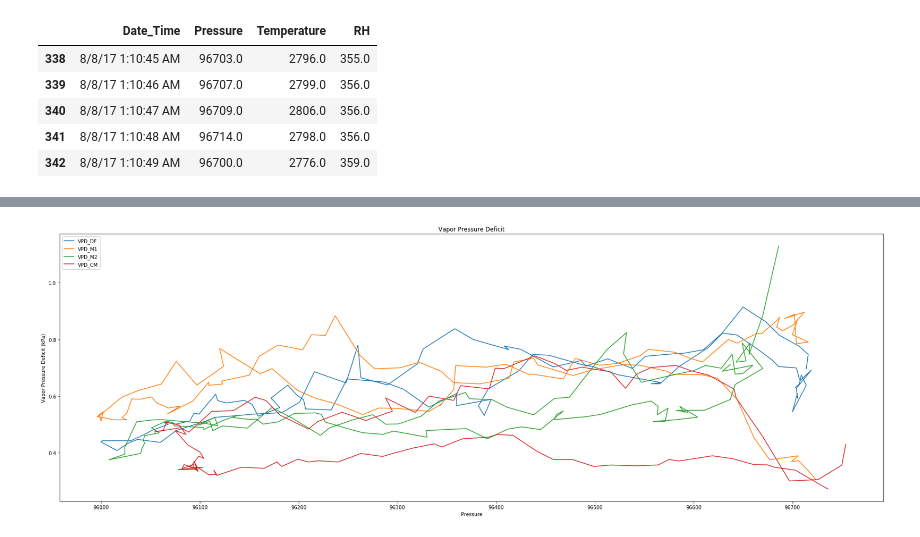
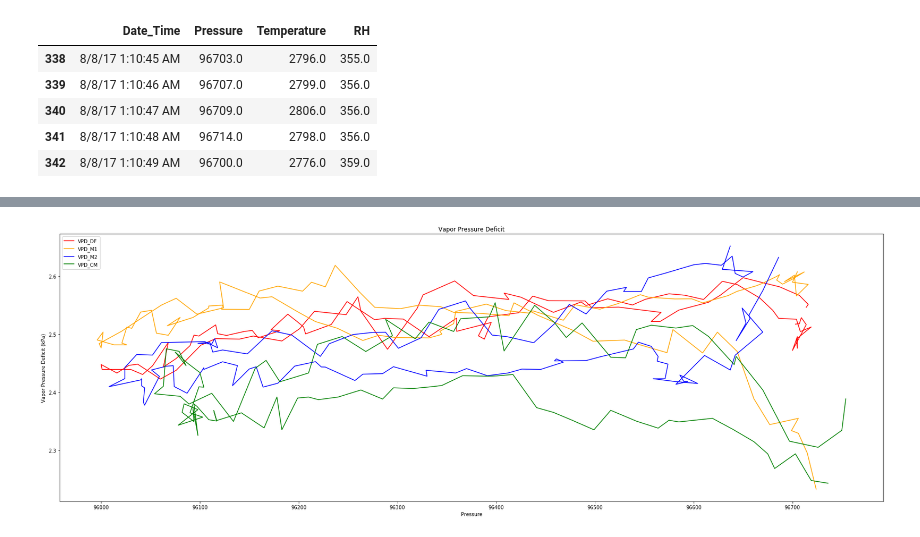
Before and after one commit to katelynayu/WSSS, a Jupyter notebook: VPD drone.ipynb, the cells around one changed output, grey strips where cells are left out. Saved outputs shown, nothing was run; the diff lists cells and outputs as text; code cells hidden in the pictures.

```diff
--- a/VPD drone.ipynb
+++ b/VPD drone.ipynb
@@ -34,7 +34,7 @@ DF.head()
 | 342 | 8/8/17 1:10:49 AM | 96700.0 | 2776.0 | 359.0 |
 # %%
 def ten(x):
-    return x / 10
+    return (x / 100 + 273.15)
 def thousand(x):
     return x / 1000
 
@@ -172,17 +172,19 @@ See the caveats in the documentation: http://pandas.pydata.org/pandas-docs/stabl
 # %%
 def legend(title, xaxis, yaxis):
     plt.title(title)
     plt.xlabel(xaxis)
     plt.ylabel(yaxis)
     ax = plt.gca()
     legend = ax.legend(loc='upper left')
 
+#plotting VPD against pressure (altitude), very messy
+#Main problem: Values for each flight do not align with each other
 plt.figure(figsize = (30,10))
-plt.plot(DF['Pressure'], DF['VPD_DF'])
-plt.plot(M1['Pressure'], M1['VPD_M1'])
-plt.plot(M2['Pressure'], M2['VPD_M2'])
-plt.plot(CM['Pressure'], CM['VPD_CM'])
+plt.plot(DF['Pressure'], DF['VPD_DF'], color= 'r')
+plt.plot(M1['Pressure'], M1['VPD_M1'], color= 'orange')
+plt.plot(M2['Pressure'], M2['VPD_M2'], color = 'b')
+plt.plot(CM['Pressure'], CM['VPD_CM'], color = 'g')
 legend('Vapor Pressure Deficit','Pressure', 'Vapor Pressure Deficit (kPa)')
 plt.show()
 # %% [output]
-[figure, old version]
+[figure, new version]
```
Also changed, not shown: parts of 12 cells of this notebook, 1 other file.
